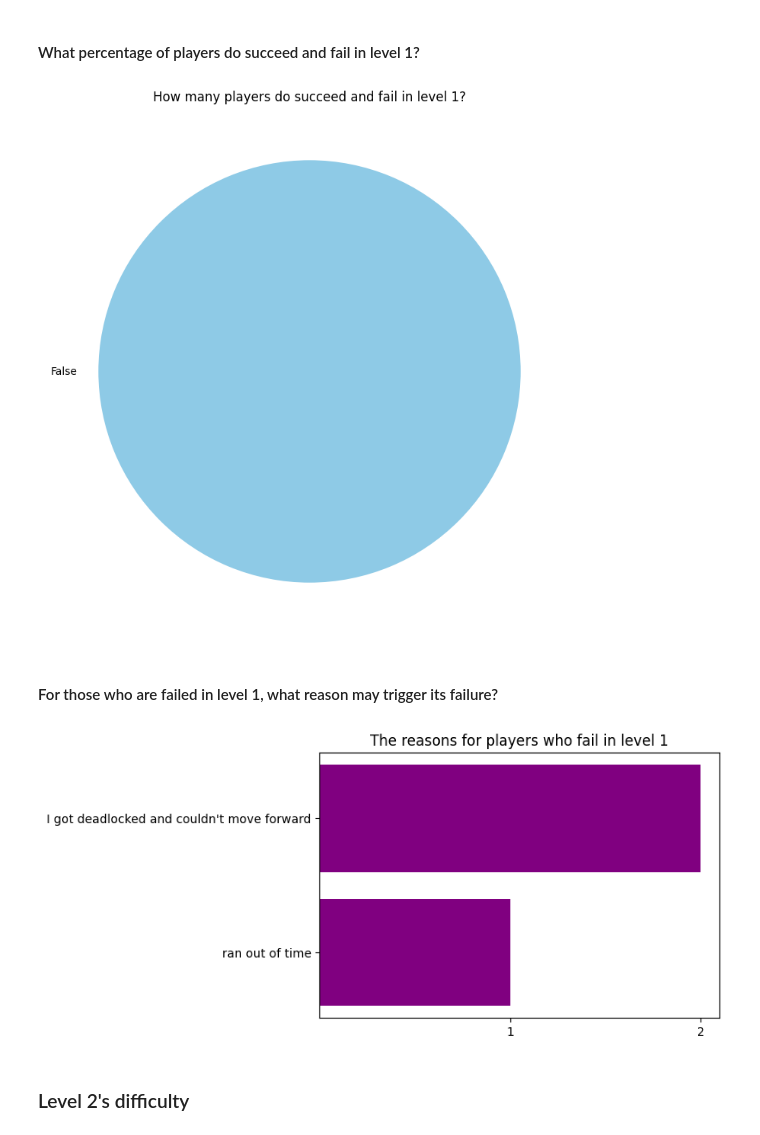
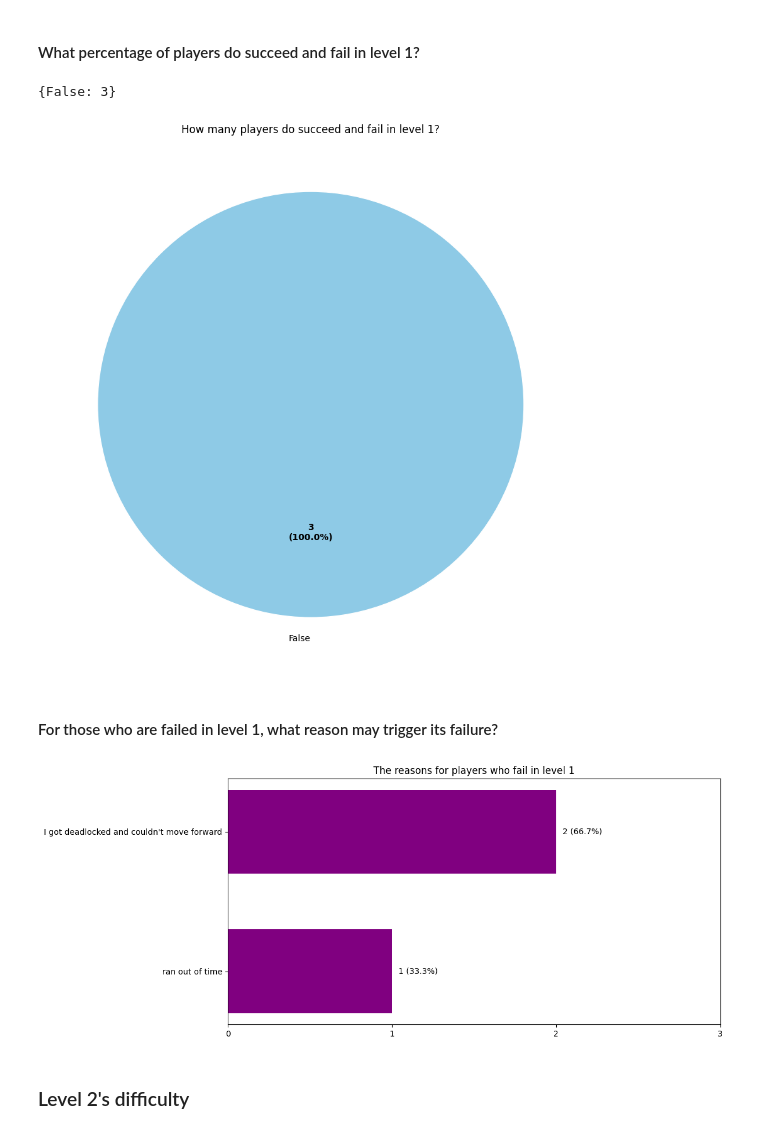
Before and after one commit to CSCI-526-Spring-2025/csci-526-final-project-sarang-and-hate, a Jupyter notebook: Analysis/analysis.ipynb, the cells around one changed output. Saved outputs shown, nothing was run; the diff lists cells and outputs as text; code cells hidden in the pictures.

```diff
--- a/Analysis/analysis.ipynb
+++ b/Analysis/analysis.ipynb
@@ -102,10 +121,24 @@ no_understood_percentage = no_understood / len(player_collection) * 100
 # draw the plot using bar chart
 labels = ["Power-ups(white cones)", "Trap tiles (red tiles)", "Magic tiles (purple tiles)", "I wasn't sure what these elements did"]
 results = [powerUps_understood, trapTiles_understood, magicTiles_understood, no_understood]
+percentages = [powerUps_percentage, trapTiles_percentage, magicTiles_percentage, no_understood_percentage]
 
-plt.figure(figsize=(12, 12))
-bars = plt.barh(labels, results, color="purple")
+plt.figure(figsize=(12, 9))
+bars = plt.barh(labels, results, color="purple", height=0.6)
+for bar, result, percentage in zip(bars, results, percentages):
+    width = bar.get_width()
+    plt.text(
+        width + 0.1,  # X-position (just right of the bar)
+        bar.get_y() + bar.get_height()/2,  # Y-position (center of bar)
+        f"{result} ({percentage:.1f}%)",  # Text (e.g., "15 (25.0%)")
+        ha='left',  # Align text to left
+        va='center',
+        fontsize=10
+    )
+
 plt.title("The percentage of players who understand the game")
-plt.xticks(results)
+plt.xticks(range(0, max(results) + 2))
+
+plt.tight_layout() #prevent the labels cutoff
 plt.show()
 # %% [output]
@@ -218,30 +273,68 @@ for curr_player in player_collection:
 # %% [markdown]
 #### What percentage of players do succeed and fail in level 1? ####
 # %%
-level1_labels = list(level1Res.keys())
-level1_values = list(level1Res.values())
+
+level1_result_sorted = {k: level1Res[k] for k in sorted(level1Res)}
+level1_labels = list(level1_result_sorted.keys())
+level1_values = list(level1_result_sorted.values())
+colors = ["#8ecae6", "#fcbf49"]
+
+# Function to show both count and percentage
+def make_autopct(values):
+    def my_autopct(pct):
+        total = sum(values)
+        val = int(round(pct*total/100.0))
+        return f'{val}\n({pct:.1f}%)'
+    return my_autopct
 
 # draw the plot using the pie chart
 plt.figure(figsize=(9, 9))
-plt.pie(level1_values, labels=level1_labels, colors=["#8ecae6", "#fcbf49"])
+
+wedges, texts, autotexts = plt.pie(
+    level1_values,
+    labels=level1_labels,
+    colors=colors,
+    autopct=make_autopct(level1_values),  # Show counts and percentages
+    startangle=90,
+    textprops={'fontsize': 10},
+    wedgeprops={'linewidth': 1, 'edgecolor': 'white'}  # Cleaner edges
+)
+
+for autotext in autotexts:
+    autotext.set_fontweight('bold')
+
 plt.title("How many players do succeed and fail in level 1?")
+plt.tight_layout()
 plt.show()
 # %% [output]
+{False: 3}
-[figure, old version]
+[figure, new version]
 # %% [markdown]
 #### For those who are failed in level 1, what reason may trigger its failure? ####
 # %%
 level1_failure_labels = list(level1_failure.keys())
 level1_failure_values = list(level1_failure.values())
+total_failures_1 = sum(level1_failure_values)
+percentages_level_1 = [f"{(val/total_failures_1)*100:.1f}%" for val in level1_failure_values]
 
 # draw the plot using the horizontal bar chart
-plt.figure(figsize=(6, 4))
-bars = plt.barh(level1_failure_labels, level1_failure_values, color="purple")
+plt.figure(figsize=(12, 5))
+bars = plt.barh(level1_failure_labels, level1_failure_values, color="purple", height = 0.6)
+
+# Add value labels
+for i, (bar, value, pct) in enumerate(zip(bars, level1_failure_values, percentages_level_1)):
+    width = bar.get_width()
+    plt.text(width + max(level1_failure_values)*0.02,  # Position right of bar
+             bar.get_y() + bar.get_height()/2,         # Center vertically
+             f"{value} ({pct})",                      # Format: "count (percentage)"
+             va='center', ha='left', fontsize=10)
+
 plt.title("The reasons for players who fail in level 1")
-plt.xticks(level1_failure_values)
+plt.xticks(range(0, max(results) + 2))
+plt.tight_layout()
 plt.show()
 # %% [output]
-[figure, old version]
+[figure, new version]
 # %% [markdown]
 ### Level 2's difficulty ###
 # %% [markdown]
```
Also changed, not shown: parts of 11 cells of this notebook, 2 other files.
